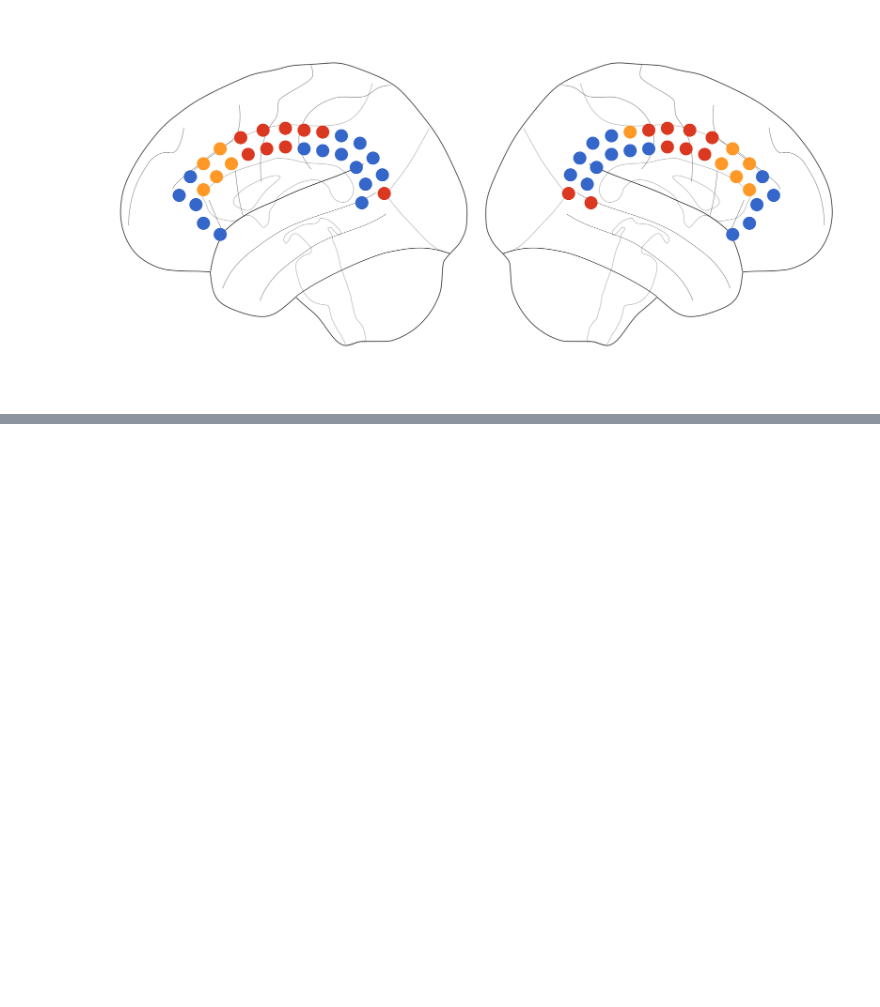
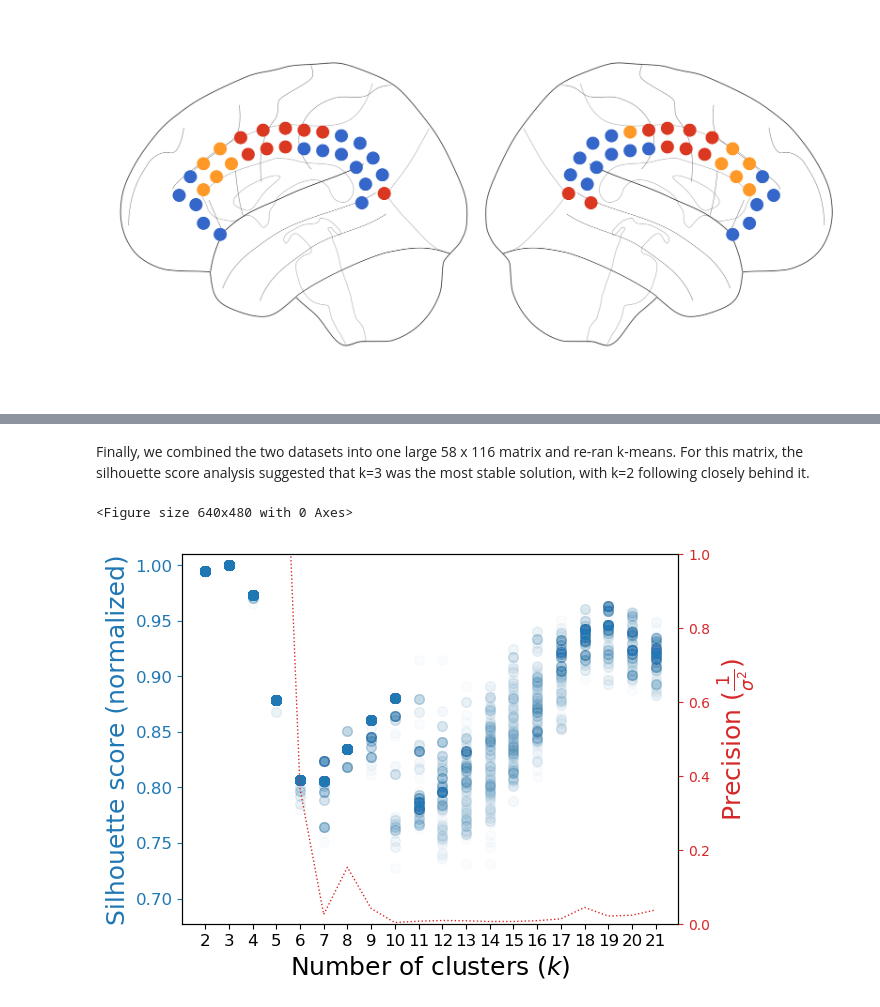
Before and after one commit to boredStats/cingulate-cortex-parcellation, a Jupyter notebook: k_means/k_means.ipynb, the cells around one changed output, grey strips where cells are left out. Saved outputs shown, nothing was run; the diff lists cells and outputs as text; code cells hidden in the pictures; blank space fills up the shorter version.

```diff
--- a/k_means/k_means.ipynb
+++ b/k_means/k_means.ipynb
@@ -127,0 +153,11 @@ putils.plotBrains2(seed_coords, colors)
+# %% [markdown]
+Finally, we combined the two datasets into one large 58 x 116 matrix and re-ran k-means. For this matrix, the silhouette score analysis suggested that k=3 was the most stable solution, with k=2 following closely behind it.
+# %%
+with open(r"./notebook_data/seed_combined_results.pkl", 'rb') as file:
+    seed_combined_256 = pkl.load(file)
+seed_combined_sil_scores = seed_combined_256['sil']
+
+best_k = kutils.bestSilScores(seed_combined_sil_scores, 20)
+# %% [output]
+<Figure size 640x480 with 0 Axes>
+[figure, added]
```
Also changed, not shown: parts of 14 cells of this notebook, 4 other files.
